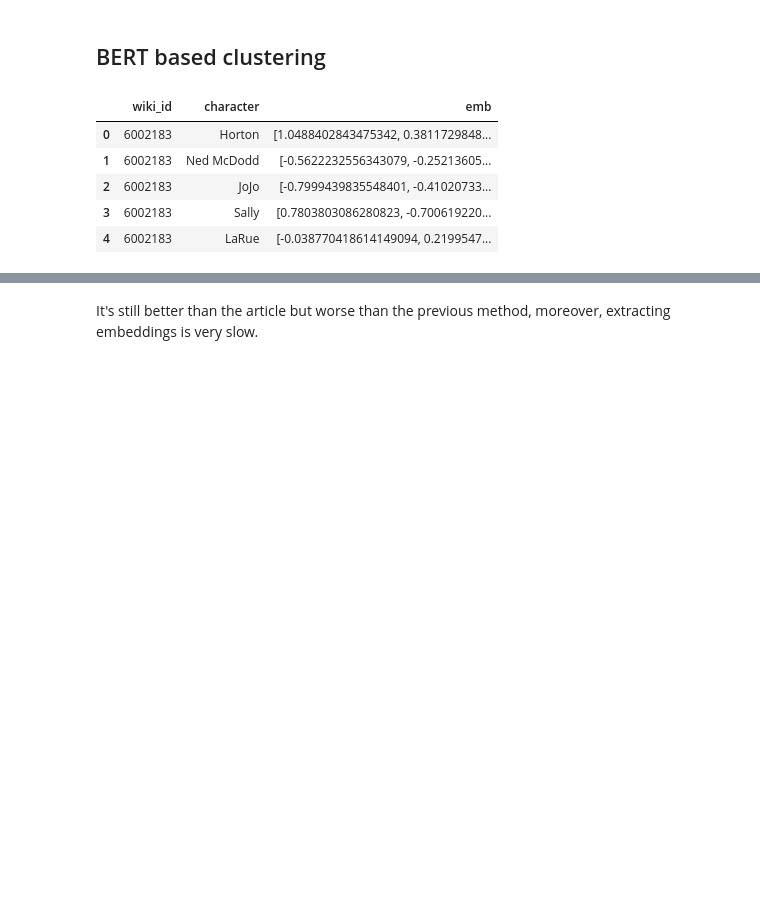
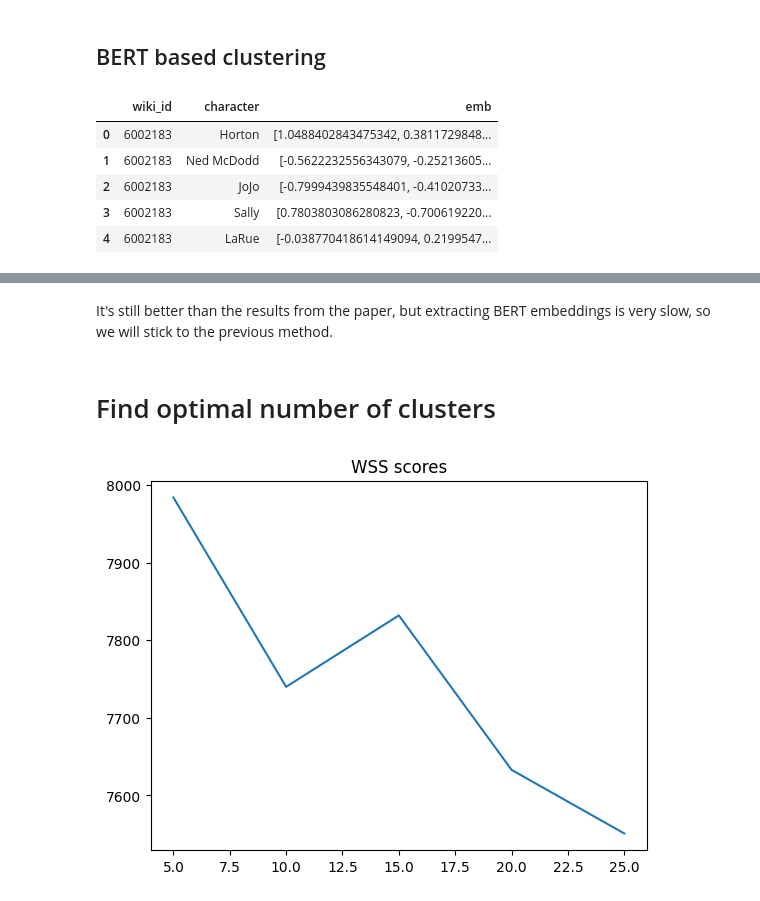
Before and after one commit to epfl-ada/ada-2023-project-perrysplatypuses, a Jupyter notebook: clustering.ipynb, the cells around one changed output, grey strips where cells are left out. Drawn from its saved outputs; the diff is of its cells as text; code cells hidden in the pictures; blank space fills up the shorter version.

```diff
--- a/clustering.ipynb
+++ b/clustering.ipynb
@@ -280,2 +246,49 @@ for n in n_components:
 # %% [markdown]
-It's still better than the article but worse than the previous method, moreover, extracting embeddings is very slow.
+It's still better than the results from the paper, but extracting BERT embeddings is very slow, so we will stick to the previous method.
+# %% [markdown]
+# Find optimal number of clusters
+# %%
+def medoid(vec):
+    dist_matrix = np.zeros((len(vec), len(vec)))
+    for i in range(len(vec)):
+        for j in range(i + 1, len(vec)):
+            dist_matrix[i][j] = np.sum(np.abs(vec[i] - vec[j]))
+            dist_matrix[j][i] = dist_matrix[i][j]
+    argmin = np.argmin(np.sum(dist_matrix, axis=0))
+    return vec[argmin]
+
+def unsupervised_evaluation(features, labels):
+    unique_labels = np.unique(labels)
+    # Calculate cluster medoid
+    cluster_medoids = np.array([medoid(features[labels == label]) for label in unique_labels])
+
+    # Calculate within-cluster sum of squares (WSS)
+    wss = 0
+    for num, label in enumerate(unique_labels):
+        distance = np.sum((features[labels == label] - cluster_medoids[num]) ** 2)
+        wss += distance
+
+    return wss
+# %%
+characters_for_eval = characters.sample(1000).reset_index(drop=True)
+# %%
+clustering_algo = AgglomerativeClustering(n_clusters=100, metric='cosine', linkage='complete')
+
+k_values = np.arange(5, 26, 5)
+wsss = []
+min_wss_idx = 0
+
+for i in tqdm(range(len(k_values))):
+    y, X = get_lda_clusters(characters_for_eval, 3, 0.9, clustering_algo, k_values[i], return_topic_counts=True)
+    wss = unsupervised_evaluation(X, y)
+    wsss.append(wss)
+    if wsss[min_wss_idx] > wss:
+        min_wss_idx = i
+    clear_output(wait=True)
+# %%
+plt.plot(k_values, wsss)
+plt.title("WSS scores")
+
+plt.show()
+# %% [output]
+[figure, added]
```
Also changed, not shown: parts of 16 cells of this notebook, 2 other files.
